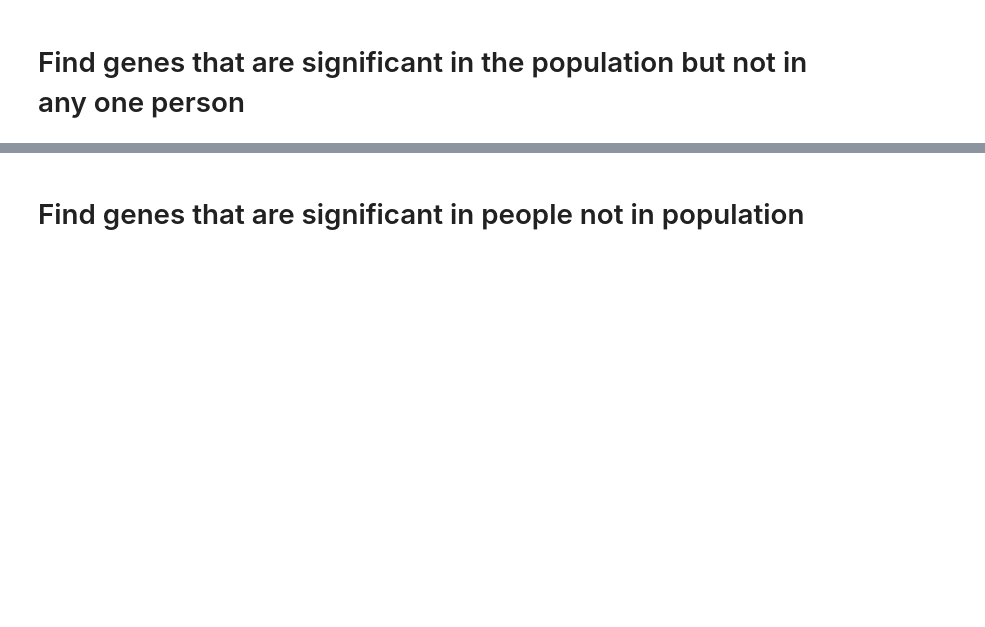
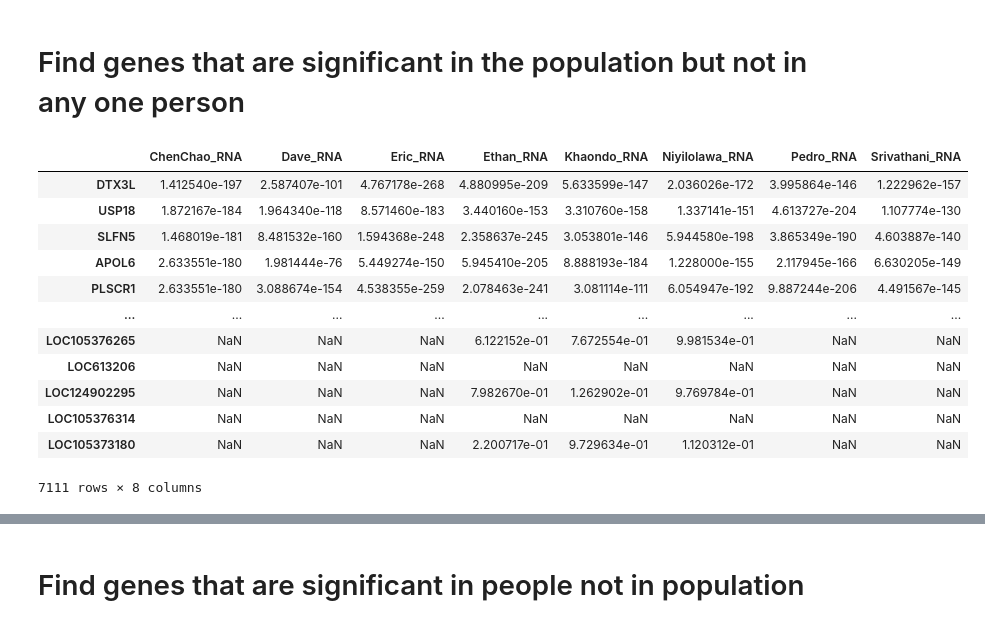
Before and after one commit to Dowell-Lab/pop_inf_beta, a Jupyter notebook: colab/genes_are_different.ipynb, the cells around one changed output, grey strips where cells are left out. Drawn from its saved outputs; the diff is of its cells as text; code cells hidden in the pictures; blank space fills up the shorter version.

```diff
--- a/colab/genes_are_different.ipynb
+++ b/colab/genes_are_different.ipynb
@@ -110,0 +127,16 @@ sig_people_PRO = people_adj_df_PRO[people_adj_df_PRO.min(axis=1)<threshold]
+# %%
+people_adj_df_RNA
+# %% [output]
+|  | ChenChao_RNA | Dave_RNA | Eric_RNA | Ethan_RNA | Khaondo_RNA | Niyilolawa_RNA | Pedro_RNA | Srivathani_RNA |
+| DTX3L | 1.412540e-197 | 2.587407e-101 | 4.767178e-268 | 4.880995e-209 | 5.633599e-147 | 2.036026e-172 | 3.995864e-146 | 1.222962e-157 |
+| USP18 | 1.872167e-184 | 1.964340e-118 | 8.571460e-183 | 3.440160e-153 | 3.310760e-158 | 1.337141e-151 | 4.613727e-204 | 1.107774e-130 |
+| SLFN5 | 1.468019e-181 | 8.481532e-160 | 1.594368e-248 | 2.358637e-245 | 3.053801e-146 | 5.944580e-198 | 3.865349e-190 | 4.603887e-140 |
+| APOL6 | 2.633551e-180 | 1.981444e-76 | 5.449274e-150 | 5.945410e-205 | 8.888193e-184 | 1.228000e-155 | 2.117945e-166 | 6.630205e-149 |
+| PLSCR1 | 2.633551e-180 | 3.088674e-154 | 4.538355e-259 | 2.078463e-241 | 3.081114e-111 | 6.054947e-192 | 9.887244e-206 | 4.491567e-145 |
+| ... | ... | ... | ... | ... | ... | ... | ... | ... |
+| LOC105376265 | NaN | NaN | NaN | 6.122152e-01 | 7.672554e-01 | 9.981534e-01 | NaN | NaN |
+| LOC613206 | NaN | NaN | NaN | NaN | NaN | NaN | NaN | NaN |
+| LOC124902295 | NaN | NaN | NaN | 7.982670e-01 | 1.262902e-01 | 9.769784e-01 | NaN | NaN |
+| LOC105376314 | NaN | NaN | NaN | NaN | NaN | NaN | NaN | NaN |
+| LOC105373180 | NaN | NaN | NaN | 2.200717e-01 | 9.729634e-01 | 1.120312e-01 | NaN | NaN |
+7111 rows × 8 columns
```
Also changed, not shown: parts of 16 cells of this notebook.
